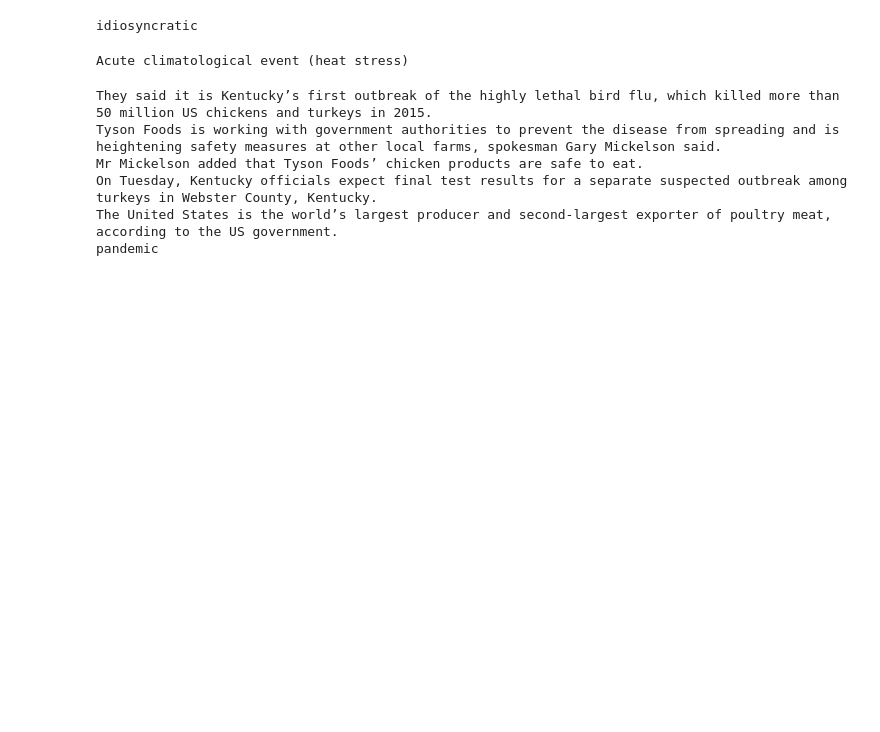
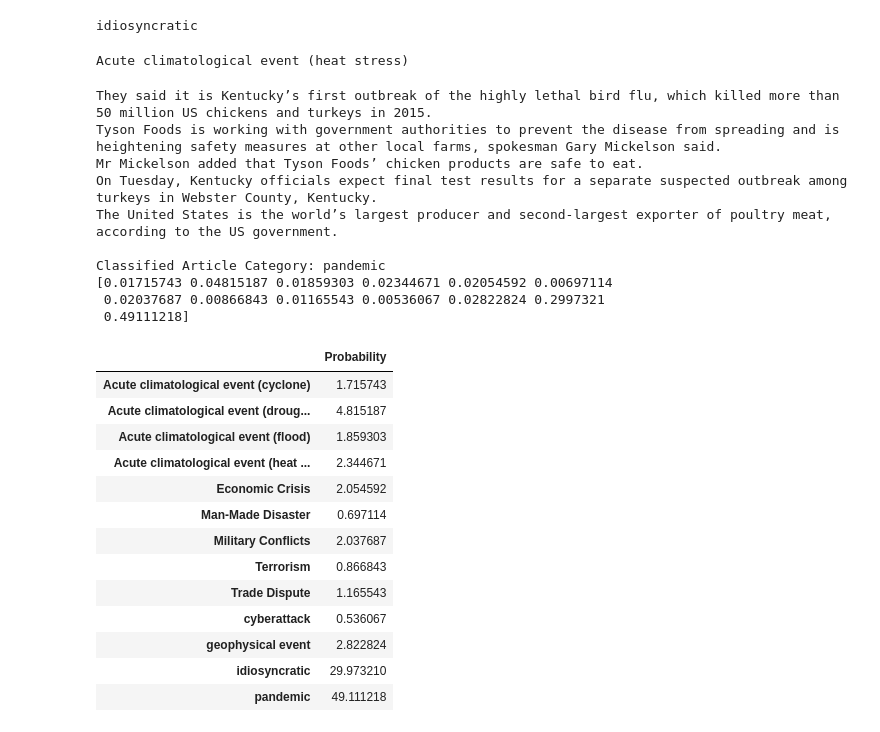
Before and after one commit to Shawntwj/FSX, a Jupyter notebook: News Classifier/FYP Article Classification Codes.ipynb, the cells around one changed output. Cells and saved outputs as stored; diff of their text form; code cells hidden in the pictures; blank space fills up the shorter version.

```diff
--- a/News Classifier/FYP Article Classification Codes.ipynb
+++ b/News Classifier/FYP Article Classification Codes.ipynb
@@ -167,6 +169,8 @@ def preprocess(text):
 
     # Remove stop words
     stop = stopwords.words("english")
+    new_stop_words_list = ['said', 'us', 'also', 'mr']
+    stop.extend(new_stop_words_list)
     words = [t for t in token if t not in stop]
 
     # Lemmatization
@@ -338,6 +342,9 @@ Acute climatological event (heat stress)       0.64      0.09      0.15       10
 
 
 -----
+# %%
+new_category = ["Acute climatological event (cyclone)", "Acute climatological event (droughts)", "Acute climatological event (flood)", "Acute climatological event (heat stress)", "Economic Crisis", "Man-Made Disaster",
+                "Military Conflicts", "Terrorism" , "Trade Dispute", "cyberattack", "geophysical event", "idiosyncratic", "pandemic"]
 # %% [markdown]
 # Using the model to predict new articles
 # %% [markdown]
@@ -419,28 +426,57 @@ Acute climatological event (heat stress)
 # %%
 from newspaper import Article
 
 article = Article('https://www.straitstimes.com/world/united-states/us-detects-highly-lethal-bird-flu-at-kentucky-chicken-farm')
 
 
 article.download()
 
 article.parse()
 
 article.nlp()
 
 print(article.summary)
 
 with open('art5.txt', 'w') as f:
     f.write(article.summary)
 
-print(classify_article('art5.txt'))
+
+
+print(" ")
+print("Classified Article Category: " + classify_article('art5.txt')[0])
+
+probability_array = classify_article('art5.txt')[1]
+
+print(probability_array[0])
+
+df = pd.DataFrame(data=probability_array[0] * 100, index=new_category , columns=["Probability"])
+
+df
 # %% [output]
 They said it is Kentucky’s first outbreak of the highly lethal bird flu, which killed more than 50 million US chickens and turkeys in 2015.
 Tyson Foods is working with government authorities to prevent the disease from spreading and is heightening safety measures at other local farms, spokesman Gary Mickelson said.
 Mr Mickelson added that Tyson Foods’ chicken products are safe to eat.
 On Tuesday, Kentucky officials expect final test results for a separate suspected outbreak among turkeys in Webster County, Kentucky.
 The United States is the world’s largest producer and second-largest exporter of poultry meat, according to the US government.
-pandemic
+
+Classified Article Category: pandemic
+[0.01715743 0.04815187 0.01859303 0.02344671 0.02054592 0.00697114
+ 0.02037687 0.00866843 0.01165543 0.00536067 0.02822824 0.2997321
+ 0.49111218]
+|  | Probability |
+| Acute climatological event (cyclone) | 1.715743 |
+| Acute climatological event (droug... | 4.815187 |
+| Acute climatological event (flood) | 1.859303 |
+| Acute climatological event (heat ... | 2.344671 |
+| Economic Crisis | 2.054592 |
+| Man-Made Disaster | 0.697114 |
+| Military Conflicts | 2.037687 |
+| Terrorism | 0.866843 |
+| Trade Dispute | 1.165543 |
+| cyberattack | 0.536067 |
+| geophysical event | 2.822824 |
+| idiosyncratic | 29.973210 |
+| pandemic | 49.111218 |
 # %%
 from newspaper import Article
 
```
Also changed, not shown: parts of 20 cells of this notebook, 5 other files.
